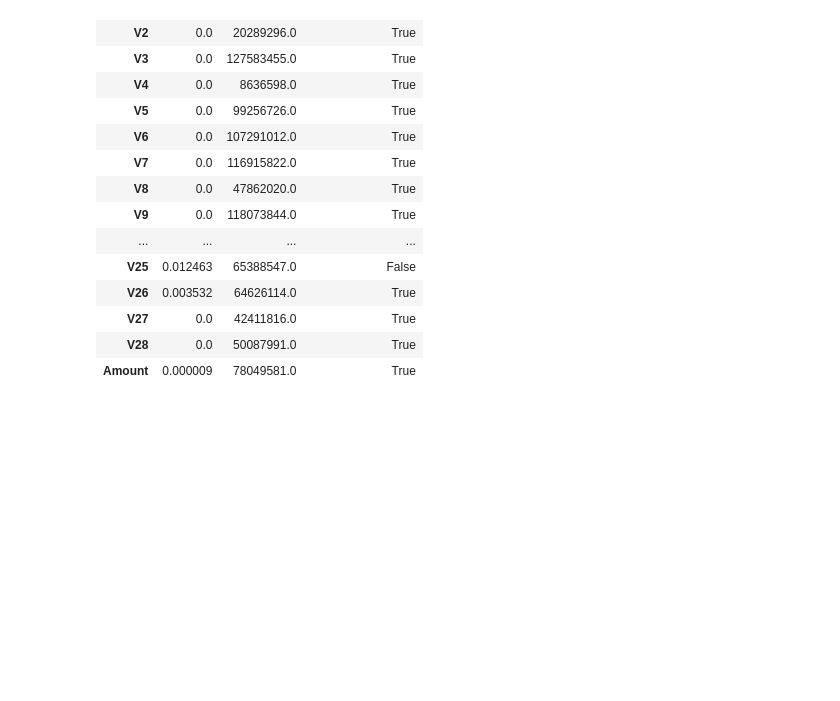
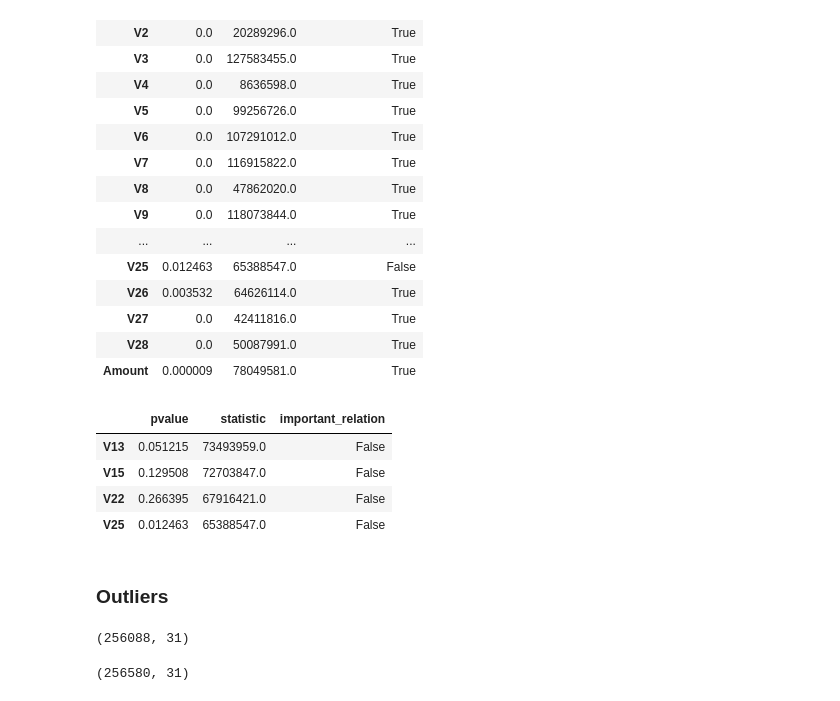
Before and after one commit to vinivaliati/Fraud-Detection, a Jupyter notebook: notebooks/eda_01.ipynb, the cells around one changed output. Saved outputs shown, nothing was run; the diff lists cells and outputs as text; code cells hidden in the pictures; blank space fills up the shorter version.

Commit message:
outliers

```diff
--- a/notebooks/eda_01.ipynb
+++ b/notebooks/eda_01.ipynb
@@ -212,3 +212,13 @@ df_mw
 | V27 | 0.0 | 42411816.0 | True |
 | V28 | 0.0 | 50087991.0 | True |
 | Amount | 0.000009 | 78049581.0 | True |
+# %%
+df_mw[df_mw['important_relation'] == False]
+# %% [output]
+|  | pvalue | statistic | important_relation |
+| V13 | 0.051215 | 73493959.0 | False |
+| V15 | 0.129508 | 72703847.0 | False |
+| V22 | 0.266395 | 67916421.0 | False |
+| V25 | 0.012463 | 65388547.0 | False |
+# %% [markdown]
+### Outliers
@@ -214,0 +236,14 @@ df_mw
+# %%
+var = df.columns.drop("Class")
+
+df_major_filt = remove_quantil(df_major, var)
+
+df_major_filt.shape
+# %% [output]
+(256088, 31)
+# %%
+df_without_outliers = pd.concat([df_major_filt, df_minor])
+
+df_without_outliers.shape
+# %% [output]
+(256580, 31)
```
Also changed, not shown: parts of 4 cells of this notebook.
